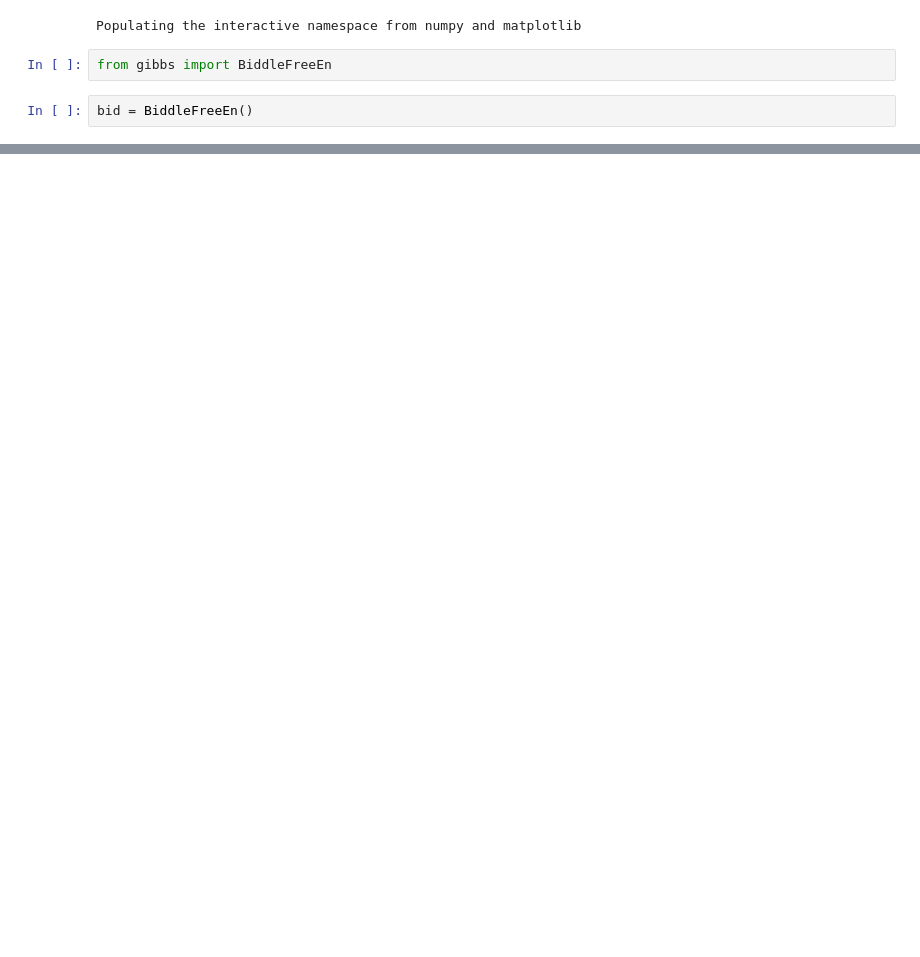
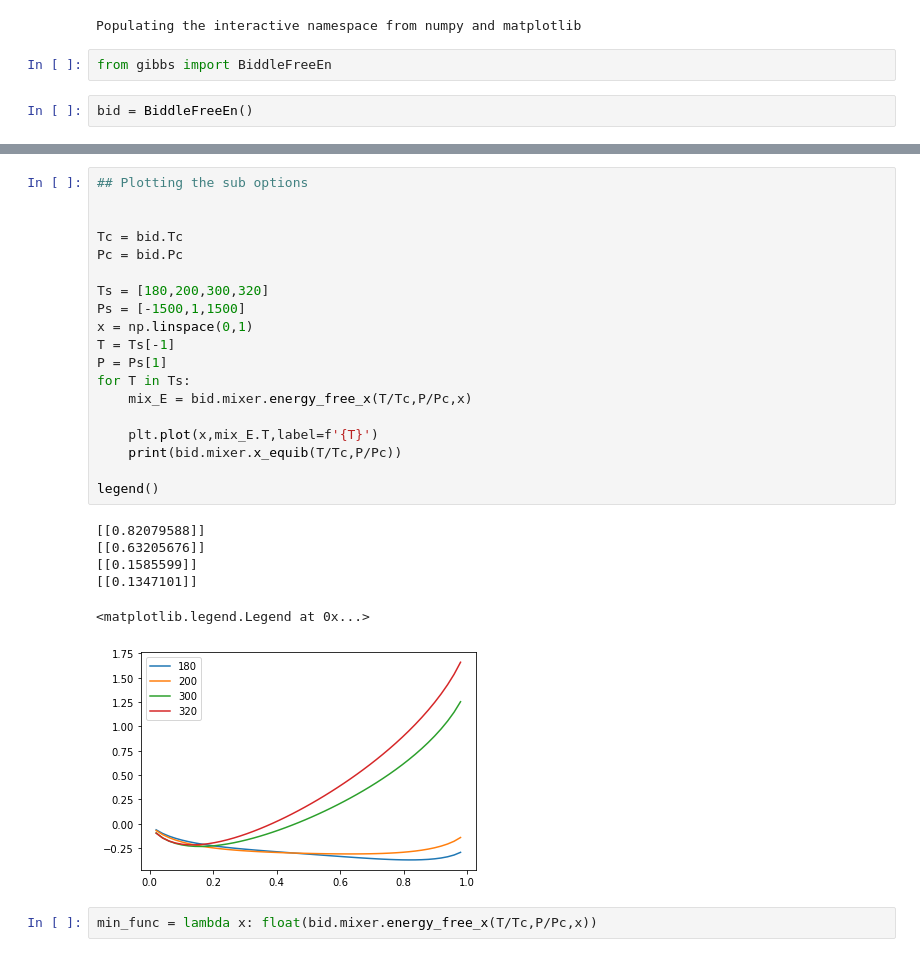
Before and after one commit to chappertron/TSEOS, a Jupyter notebook: testing_the_model.ipynb, the cells around one changed output, grey strips where cells are left out. Cells and saved outputs as stored; diff of their text form; blank space fills up the shorter version.

```diff
--- a/testing_the_model.ipynb
+++ b/testing_the_model.ipynb
@@ -38,0 +63,28 @@ array([[2.61803396, 2.61803396]])
+# %%
+## Plotting the sub options
+
+
+Tc = bid.Tc
+Pc = bid.Pc
+
+Ts = [180,200,300,320]
+Ps = [-1500,1,1500]
+x = np.linspace(0,1)
+T = Ts[-1]
+P = Ps[1]
+for T in Ts:
+    mix_E = bid.mixer.energy_free_x(T/Tc,P/Pc,x)
+
+    plt.plot(x,mix_E.T,label=f'{T}')
+    print(bid.mixer.x_equib(T/Tc,P/Pc))
+
+legend()
+# %% [output]
+[[0.82079588]]
+[[0.63205676]]
+[[0.1585599]]
+[[0.1347101]]
+<matplotlib.legend.Legend at 0x...>
+[figure, added]
+# %%
+min_func = lambda x: float(bid.mixer.energy_free_x(T/Tc,P/Pc,x))
```
Also changed, not shown: parts of 12 cells of this notebook, 1 other file.
